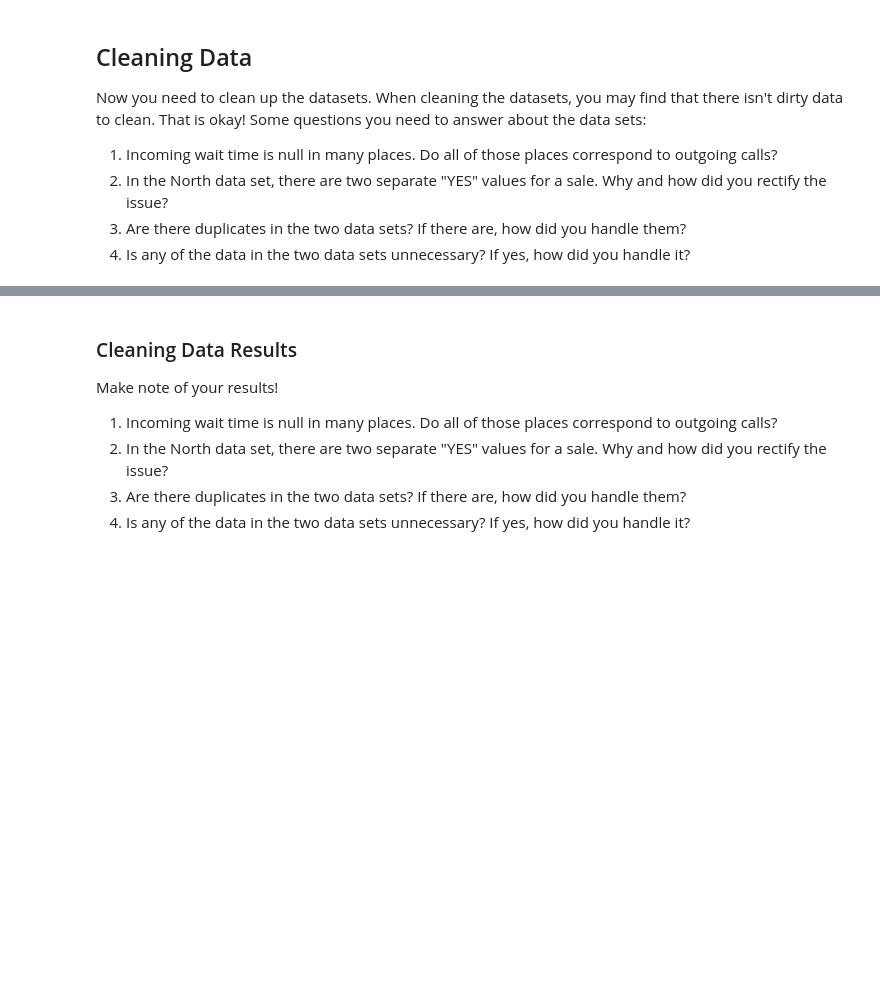
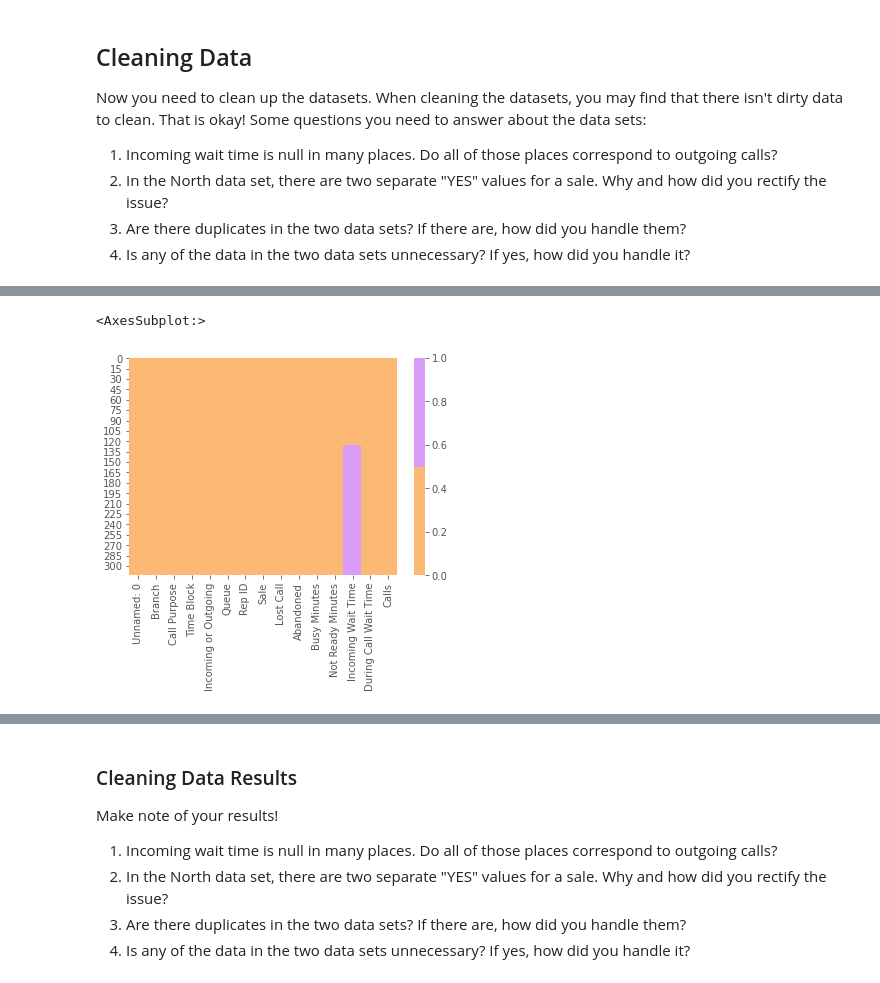
Before and after one commit to Jeeper25/call-center-cleanup-assignment, a Jupyter notebook: Call Center Cleanup.ipynb, the cells around one changed output, grey strips where cells are left out. Saved outputs shown, nothing was run; the diff lists cells and outputs as text; code cells hidden in the pictures; blank space fills up the shorter version.

```diff
--- a/Call Center Cleanup.ipynb
+++ b/Call Center Cleanup.ipynb
@@ -123,0 +266,7 @@ Now you need to clean up the datasets. When cleaning the datasets, you may find
+# %%
+cols = south_df.columns[:30]
+colors = ['#fbb973', '#da9cf7']
+sns.heatmap(south_df[cols].isnull(), cmap = sns.color_palette(colors))
+# %% [output]
+<AxesSubplot:>
+[figure, added]
```
Also changed, not shown: parts of 44 cells of this notebook.
